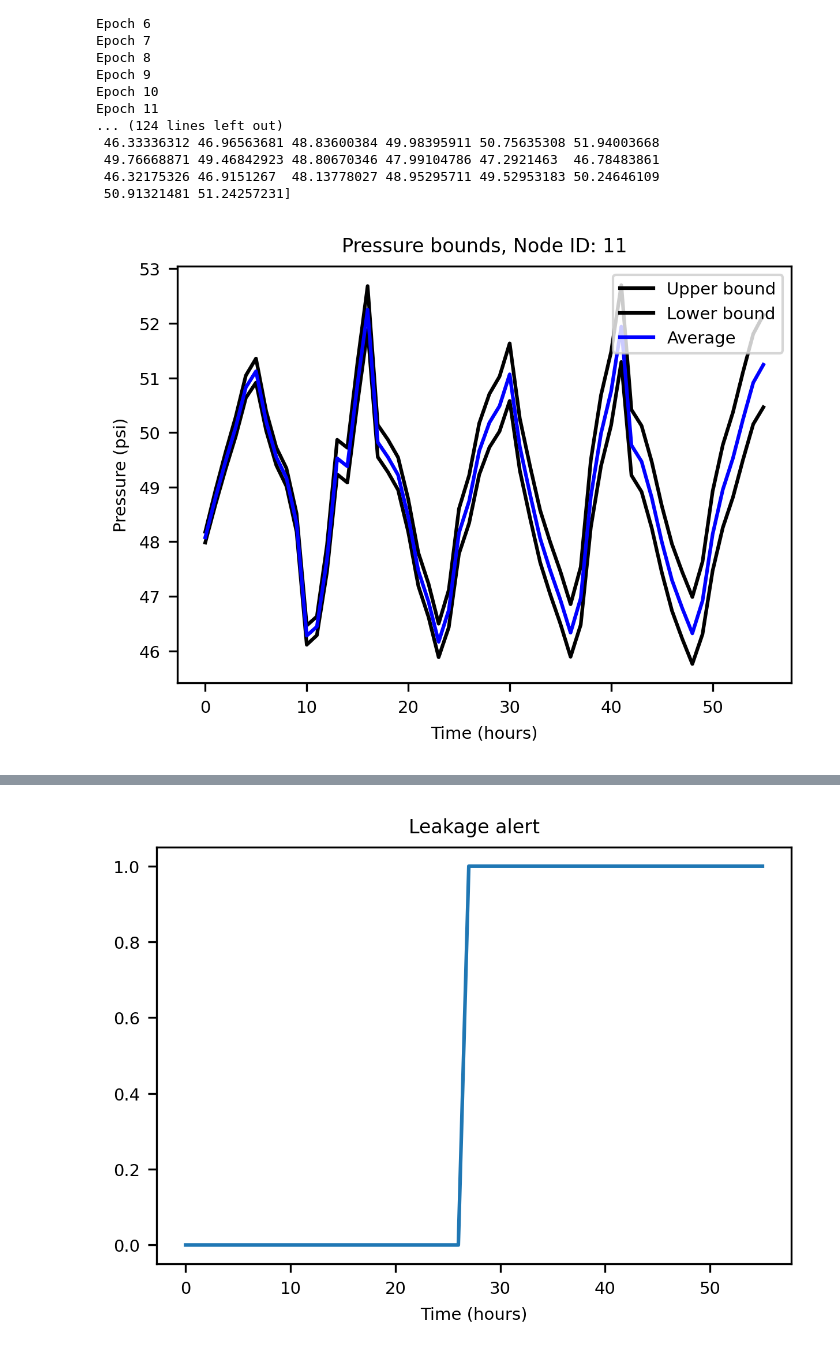
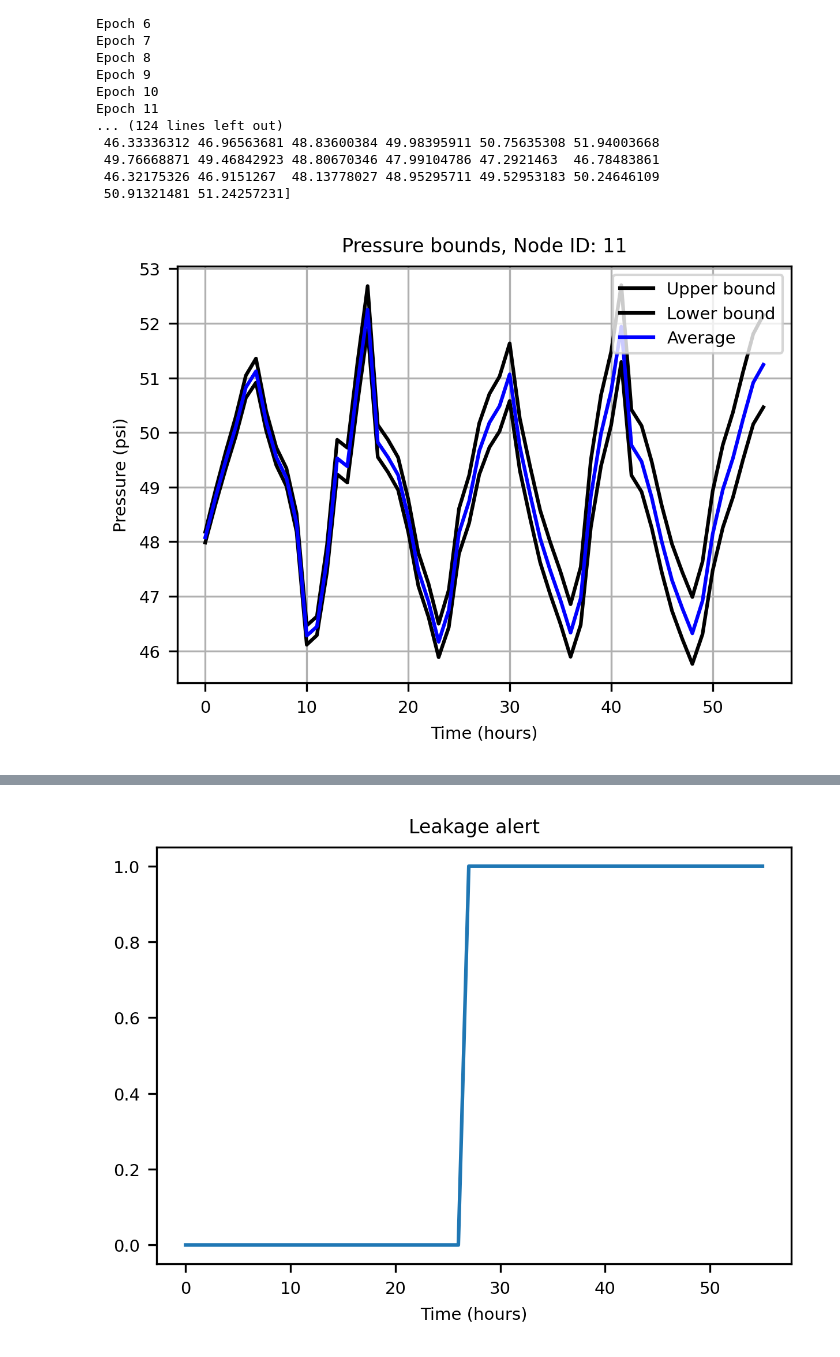
Before and after one commit to OpenWaterAnalytics/EPyT, a Jupyter notebook: paper/joss_advance_example.ipynb, the cells around one changed output, grey strips where cells are left out. Drawn from its saved outputs; the diff is of its cells as text; code cells hidden in the pictures.

Commit message:
add grids on the figures

```diff
--- a/paper/joss_advance_example.ipynb
+++ b/paper/joss_advance_example.ipynb
@@ -88,20 +88,21 @@ Epoch 11
 # %%
     # Plots
     pressure_units = G.units.NodePressureUnits
     plt.rc('xtick', labelsize=7)
     plt.rc('ytick', labelsize=7)
     fig, ax = plt.subplots(figsize=(4, 3))
     ax.plot(ub, 'k')
     ax.plot(lb, 'k')
     ax.plot(meanb, 'b')
+    ax.grid(True)
     ax.legend(['Upper bound', 'Lower bound', 'Average'], loc='upper right', fontsize=7)
     ax.set_title(f'Pressure bounds, Node ID: {node_id}', fontsize=8)
     ax.set_xlabel('Time (hours)', fontsize=7)
     ax.set_ylabel(f'Pressure ({pressure_units})', fontsize=7)
     plt.show()
     fig.savefig('figures/paper_pressure_bounds.png', dpi=300)
 # %% [output]
-[figure, old version]
+[figure, new version]
 # %%
     # Add leakage at Node ID 7 after 20 hours
     leak_scenario = 50
```
Also changed, not shown: parts of 1 cell of this notebook, 8 other files.
